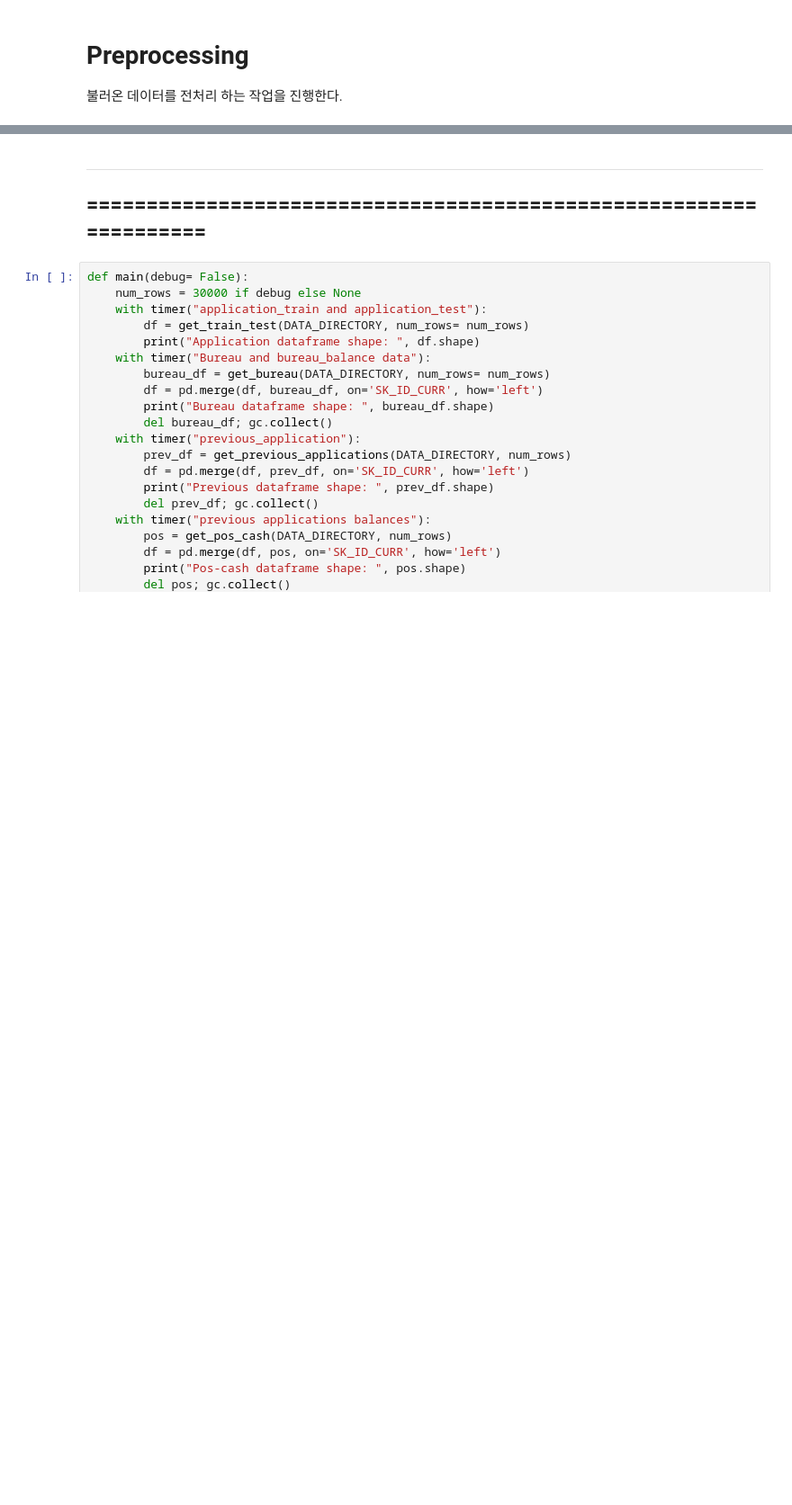
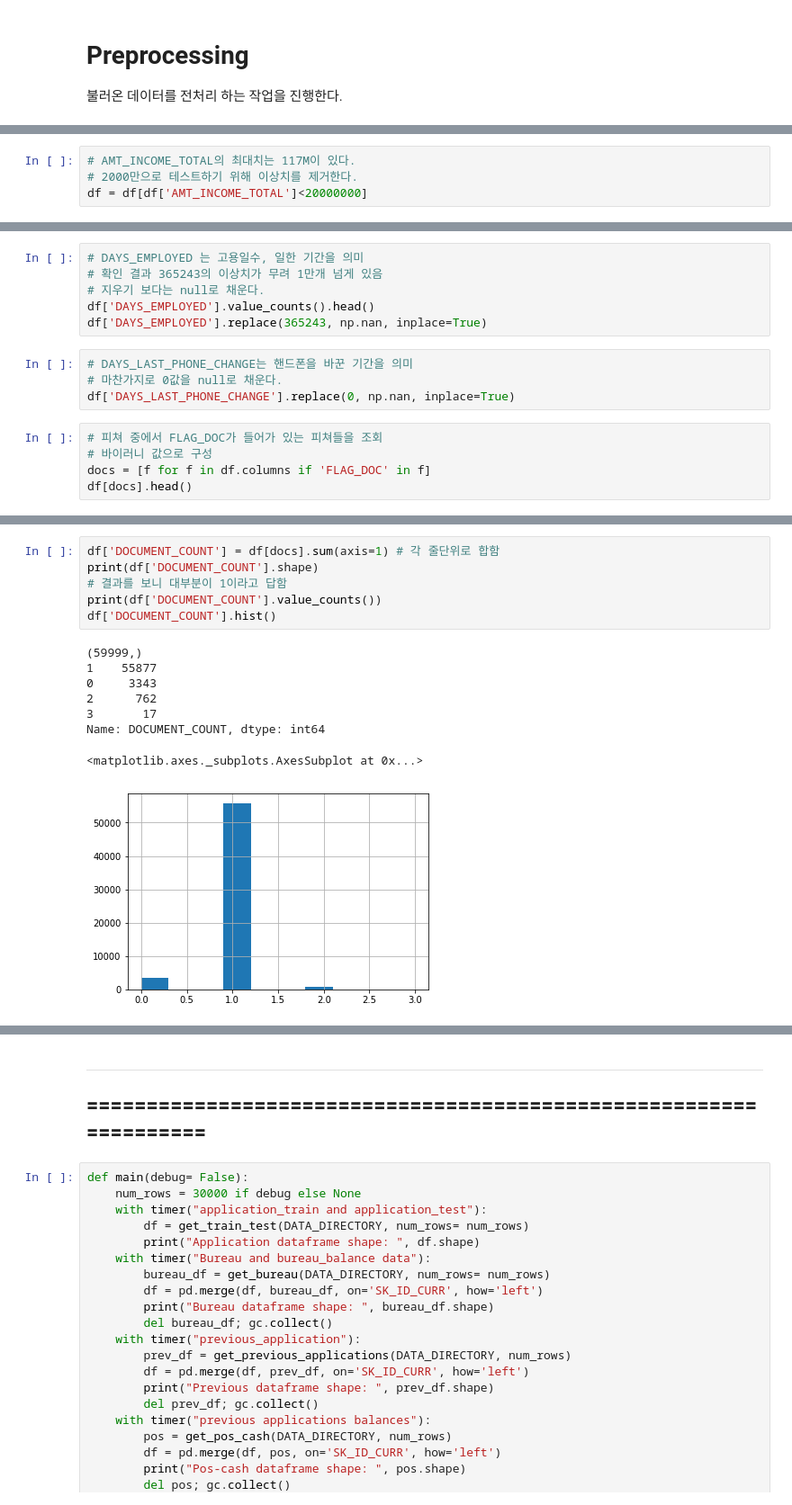
Before and after one commit to ecjang/pages, a Jupyter notebook: Kaggle/003_MultiClass_Classification_HomeCredit_LightGBM_7th.ipynb, the cells around one changed output, grey strips where cells are left out. Shown: that part at 90% size. Saved outputs shown, nothing was run; the diff lists cells and outputs as text; blank space fills up the shorter version.

```diff
--- a/Kaggle/003_MultiClass_Classification_HomeCredit_LightGBM_7th.ipynb
+++ b/Kaggle/003_MultiClass_Classification_HomeCredit_LightGBM_7th.ipynb
@@ -116,0 +134,4 @@ gc.collect()
+# %%
+# AMT_INCOME_TOTAL의 최대치는 117M이 있다.
+# 2000만으로 테스트하기 위해 이상치를 제거한다.
+df = df[df['AMT_INCOME_TOTAL']<20000000]
@@ -116,0 +151,15 @@ gc.collect()
+# %%
+# DAYS_EMPLOYED 는 고용일수, 일한 기간을 의미
+# 확인 결과 365243의 이상치가 무려 1만개 넘게 있음
+# 지우기 보다는 null로 채운다.
+df['DAYS_EMPLOYED'].value_counts().head()
+df['DAYS_EMPLOYED'].replace(365243, np.nan, inplace=True)
+# %%
+# DAYS_LAST_PHONE_CHANGE는 핸드폰을 바꾼 기간을 의미
+# 마찬가지로 0값을 null로 채운다.
+df['DAYS_LAST_PHONE_CHANGE'].replace(0, np.nan, inplace=True)
+# %%
+# 피쳐 중에서 FLAG_DOC가 들어가 있는 피쳐들을 조회
+# 바이러니 값으로 구성
+docs = [f for f in df.columns if 'FLAG_DOC' in f]
+df[docs].head()
@@ -116,0 +173,15 @@ gc.collect()
+# %%
+df['DOCUMENT_COUNT'] = df[docs].sum(axis=1) # 각 줄단위로 합함
+print(df['DOCUMENT_COUNT'].shape)
+# 결과를 보니 대부분이 1이라고 답함
+print(df['DOCUMENT_COUNT'].value_counts())
+df['DOCUMENT_COUNT'].hist()
+# %% [output]
+(59999,)
+1    55877
+0     3343
+2      762
+3       17
+Name: DOCUMENT_COUNT, dtype: int64
+<matplotlib.axes._subplots.AxesSubplot at 0x...>
+[figure, added]
```
Also changed, not shown: parts of 15 cells of this notebook.
